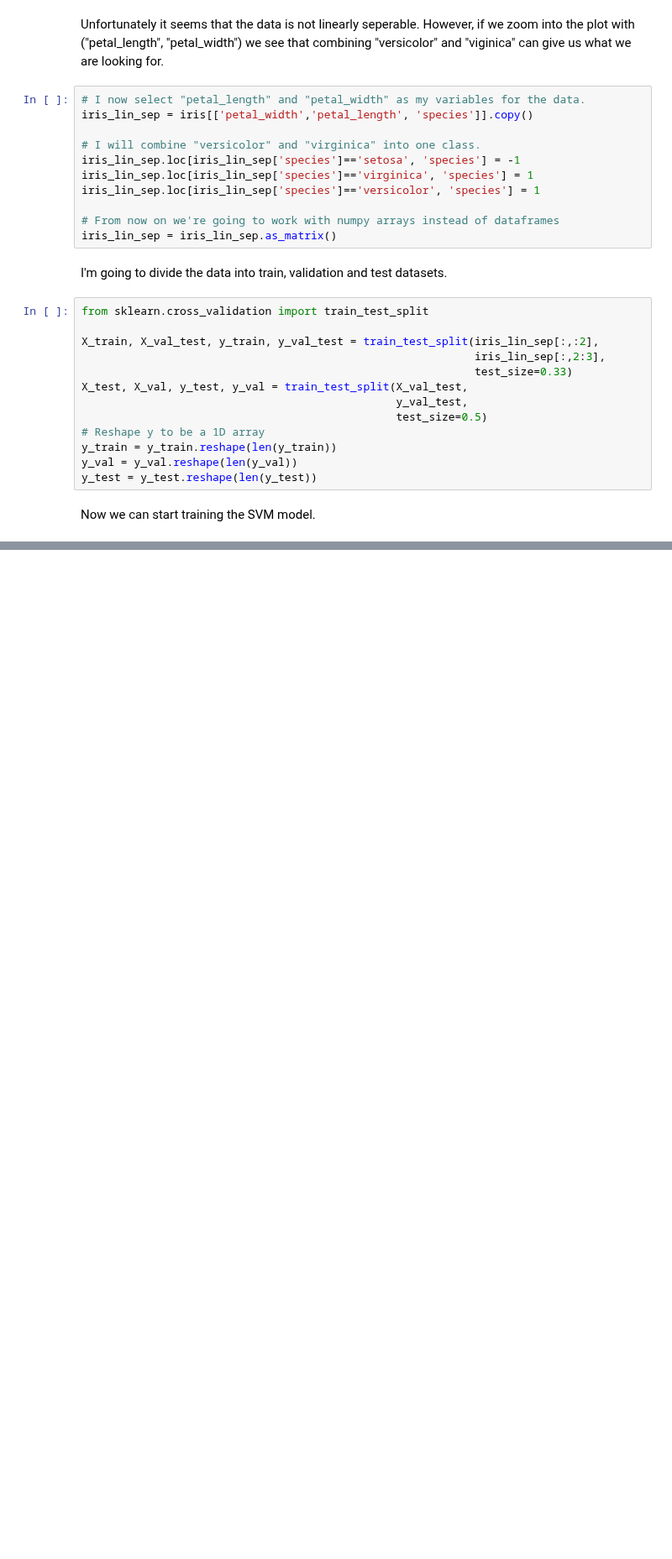
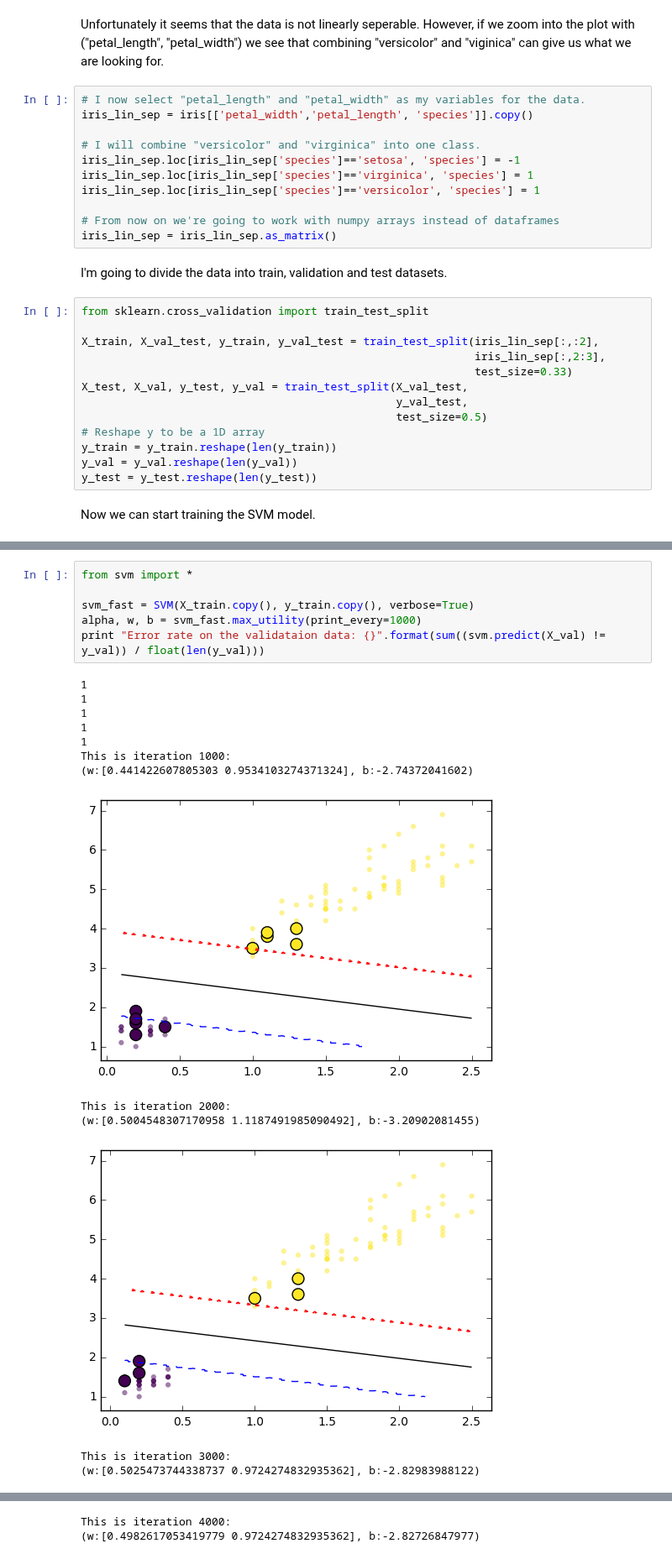
Before and after one commit to reza-asad/SVM-with-SMO, a Jupyter notebook: SVM.ipynb, the cells around one changed output, grey strips where cells are left out. Shown at 84% size. Drawn from its saved outputs; the diff is of its cells as text; blank space fills up the shorter version.

Commit message:
adding a new method to solve the optimization problems using the errors on training data. Also imporving the heuristic for choosing alphas

```diff
--- a/SVM.ipynb
+++ b/SVM.ipynb
@@ -87,0 +90,20 @@ You can also see that it took many iterations for SMO to converge. This is due t
+# %%
+from svm import *
+
+svm_fast = SVM(X_train.copy(), y_train.copy(), verbose=True)
+alpha, w, b = svm_fast.max_utility(print_every=1000)
+print "Error rate on the validataion data: {}".format(sum((svm.predict(X_val) != y_val)) / float(len(y_val)))
+# %% [output]
+1
+1
+1
+1
+1
+This is iteration 1000:
+(w:[0.441422607805303 0.9534103274371324], b:-2.74372041602)
+[figure, added]
+This is iteration 2000:
+(w:[0.5004548307170958 1.1187491985090492], b:-3.20902081455)
+[figure, added]
+This is iteration 3000:
+(w:[0.5025473744338737 0.9724274832935362], b:-2.82983988122)
@@ -87,0 +111,2 @@ You can also see that it took many iterations for SMO to converge. This is due t
+This is iteration 4000:
+(w:[0.4982617053419779 0.9724274832935362], b:-2.82726847977)
```
Also changed, not shown: parts of 4 cells of this notebook, 3 other files.
